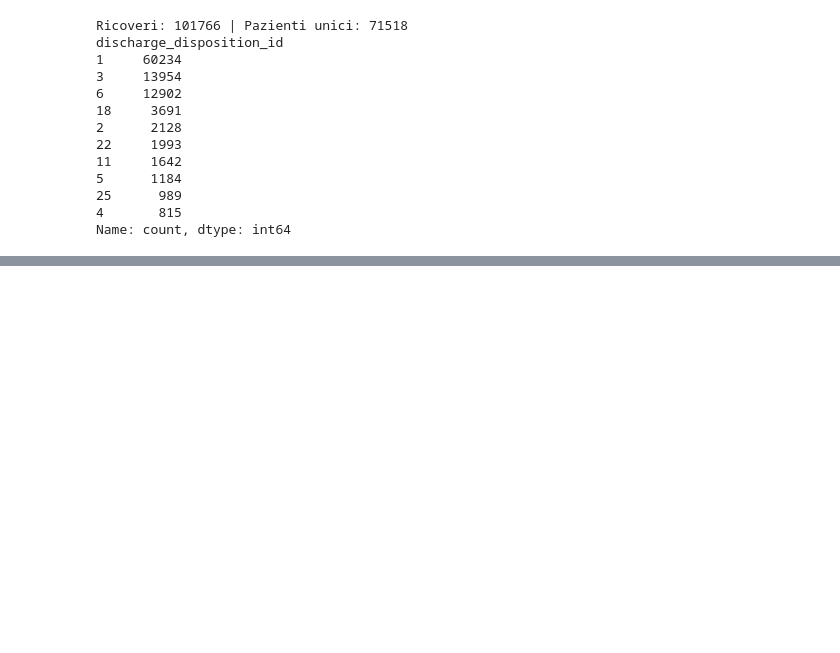
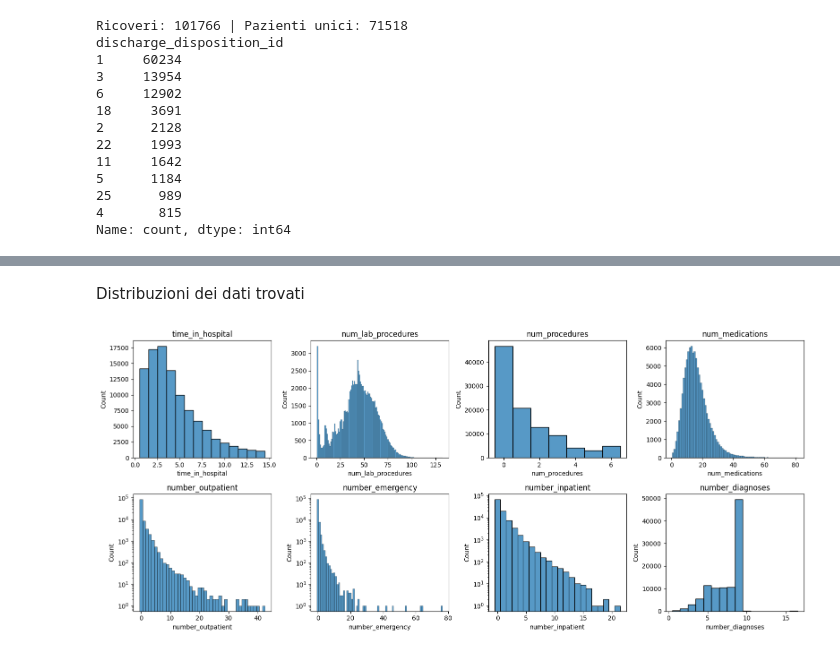
Before and after one commit to dariojuri/Progetto_ML, a Jupyter notebook: Progetto_ML.ipynb, the cells around one changed output, grey strips where cells are left out. Drawn from its saved outputs; the diff is of its cells as text; code cells hidden in the pictures; blank space fills up the shorter version.

```diff
--- a/Progetto_ML.ipynb
+++ b/Progetto_ML.ipynb
@@ -130,0 +119,5 @@ Warning: Total number of columns (51) exceeds max_columns (20). Falling back to
+# %%
+num_cols = ['time_in_hospital', 'num_lab_procedures', 'num_procedures',
+            'num_medications', 'number_outpatient', 'number_emergency',
+            'number_inpatient', 'number_diagnoses'] #Scelta delle statiche
+df[num_cols].describe().round(2)   #media, dev. standard, min, quartili, max. Arrotondati
@@ -130,0 +134,12 @@ Warning: Total number of columns (51) exceeds max_columns (20). Falling back to
+# %% [markdown]
+Distribuzioni dei dati trovati
+# %%
+fig, axes = plt.subplots(2, 4, figsize=(16, 7))
+for ax, col in zip(axes.flat, num_cols):
+    sns.histplot(df[col], discrete=True, ax=ax)          # una barra per valore intero
+    if col in ['number_outpatient', 'number_emergency', 'number_inpatient']:
+        ax.set_yscale('log')                              # rende visibili i valori rari
+    ax.set_title(col)
+plt.tight_layout(); plt.show()
+# %% [output]
+[figure, added]
```
Also changed, not shown: parts of 11 cells of this notebook.
